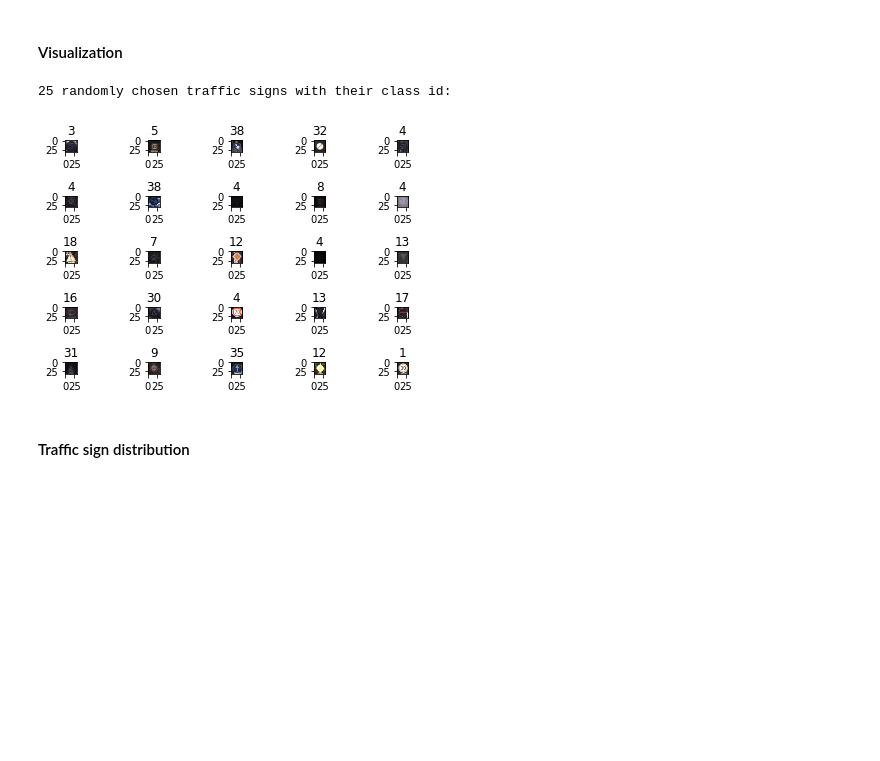
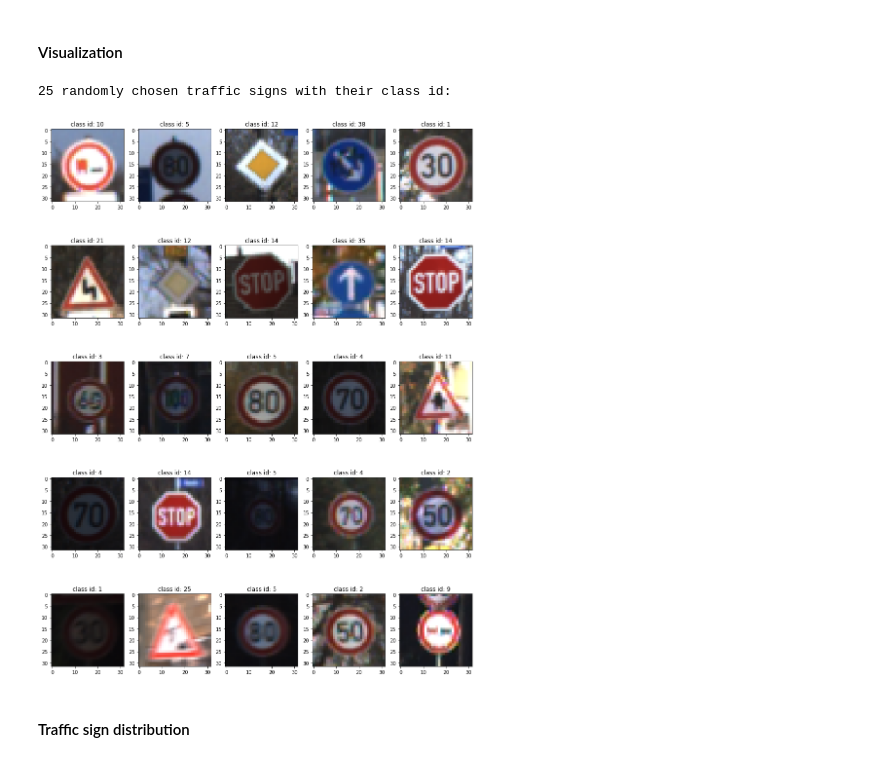
Before and after one commit to urs-waldmann/CarND-Traffic-Sign-Classifier-Project, a Jupyter notebook: Traffic_Sign_Classifier.ipynb, the cells around one changed output. Saved outputs shown, nothing was run; the diff lists cells and outputs as text; code cells hidden in the pictures; blank space fills up the shorter version.

Commit message:
Add new implementation of functions that output images (in all sections).

```diff
--- a/Traffic_Sign_Classifier.ipynb
+++ b/Traffic_Sign_Classifier.ipynb
@@ -130,35 +130,38 @@ The [Matplotlib](http://matplotlib.org/) [examples](http://matplotlib.org/exampl
 # %%
 # Plot randomly chosen traffic sign from training data with its class id.
 
 ####################
 # OLD IMPLEMENTATION
 ####################
+
 #index = random.randint(0, n_train)
 #image = X_train[index].squeeze()
 
 #plt.figure(figsize=(3,3))
 #plt.imshow(image)
 #print(y_train[index])
 
 ########################
 # CURRENT IMPLEMENTATION
 ########################
-def output_images(X_data, y_data):
-    grid = gridspec.GridSpec(5, 5)
+
+def output_images(X_data, y_data, start_image, stop_image):
+    grid = gridspec.GridSpec(nrows = 5, ncols = 5, left = 1, bottom = 1, right = 3, top = 5)
     for i in range(25):
-        index = random.randint(0, n_train)
+        index = random.randint(start_image, stop_image)
         image = X_data[index].squeeze()
         plot = plt.subplot(grid[i])
-        plot.set_title(y_train[index])
+        image_title = 'class id: '
+        image_title += str(y_data[index])
+        plot.set_title(image_title)
         final_plot = plot.imshow(image, aspect = 'equal')
-    plt.tight_layout()
     return final_plot
 
 print('25 randomly chosen traffic signs with their class id:')
-plt.show(output_images(X_train, y_train))
+plt.show(output_images(X_train, y_train, 0, n_train))
 # %% [output]
 25 randomly chosen traffic signs with their class id:
-[figure, old version]
+[figure, new version]
 # %% [markdown]
 #### Traffic sign distribution
 # %%
```
Also changed, not shown: parts of 6 cells of this notebook.
